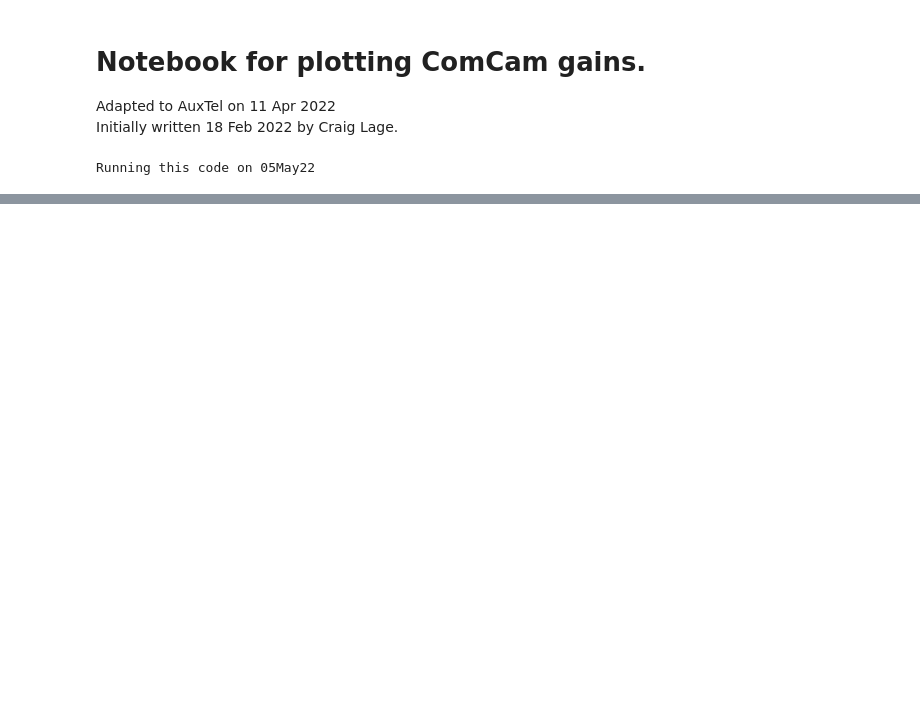
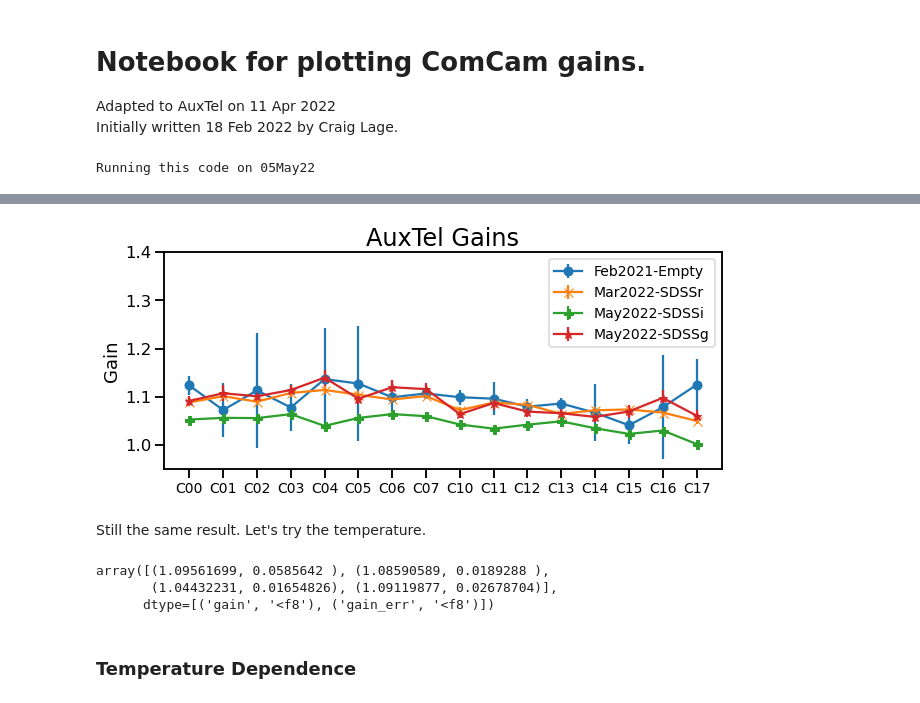
Before and after one commit to estevesjh/ComScratchStuff, a Jupyter notebook: AuxTel/ptcAnalysis/Gain_Comparison_04May2022.ipynb, the cells around one changed output, grey strips where cells are left out. Saved outputs shown, nothing was run; the diff lists cells and outputs as text; code cells hidden in the pictures; blank space fills up the shorter version.

```diff
--- a/AuxTel/ptcAnalysis/Gain_Comparison_04May2022.ipynb
+++ b/AuxTel/ptcAnalysis/Gain_Comparison_04May2022.ipynb
@@ -110,0 +137,53 @@ plt.savefig(f'./plots/Gain_Compare_Scripts_{date}.pdf',dpi=100)
+# %%
+exposure3 = 2022050400134
+butler3 = dafButler.Butler("/repo/main", collections=["LATISS/raw/all","LATISS/calib",
+                                                      "u/jesteves/latiss/ptc_20220504_flat_rerun"])
+
+RAFT = 'RXX'
+butlers = [butler1, butler2, butler3, butler4]
+exposures = [exposure1, exposure2, exposure3, exposure4]
+run_names = ['Feb2021-Empty', 'Mar2022-SDSSr', 'May2022-SDSSi', 'May2022-SDSSg']
+markers = ['o', 'x', 'P', '*', '^', 'v']
+# %%
+import matplotlib.pyplot as plt
+import seaborn as sns
+
+sns.set_context('talk')
+# %%
+data = np.zeros(len(butlers), dtype=[('gain', float),
+                                     ('gain_err', float)])
+plt.figure(figsize=(10,4))
+plt.title("AuxTel Gains", fontsize=24)
+for i,butler in enumerate(butlers):
+    run_name = run_names[i]
+    ptcDataset = butler.get('ptc', exposure=exposures[i], detector=0)
+    gain_data = ptcDataset.gain
+    gain_err_data = ptcDataset.gainErr
+    amps = gain_data.keys()
+    gains = []
+    gain_err = []
+    amp_nums = []
+    for ii, amp in enumerate(amps):
+        gains.append(gain_data[amp])
+        gain_err.append(gain_err_data[amp])
+        amp_nums.append(ii)
+    plt.errorbar(amp_nums, gains, yerr=gain_err, marker = markers[i], label = run_name)
+    plt.ylim(0.95, 1.4)
+    plt.ylabel("Gain")
+    plt.xticks(amp_nums,amps, fontsize=14)
+    plt.legend(loc = 'upper right', fontsize = 14)
+    data[i] = (np.nanmean(gains), np.sqrt(np.nanstd(gains)**2+np.nanmean(gain_err)**2))
+
+# plt.savefig(f'./plots/Gain_Summary_{date}.pdf',dpi=100)
+# %% [output]
+[figure, added]
+# %% [markdown]
+Still the same result. Let's try the temperature.
+# %%
+data
+# %% [output]
+array([(1.09561699, 0.0585642 ), (1.08590589, 0.0189288 ),
+       (1.04432231, 0.01654826), (1.09119877, 0.02678704)],
+      dtype=[('gain', '<f8'), ('gain_err', '<f8')])
+# %% [markdown]
+### Temperature Dependence
```
Also changed, not shown: parts of 16 cells of this notebook, 4 other files.
